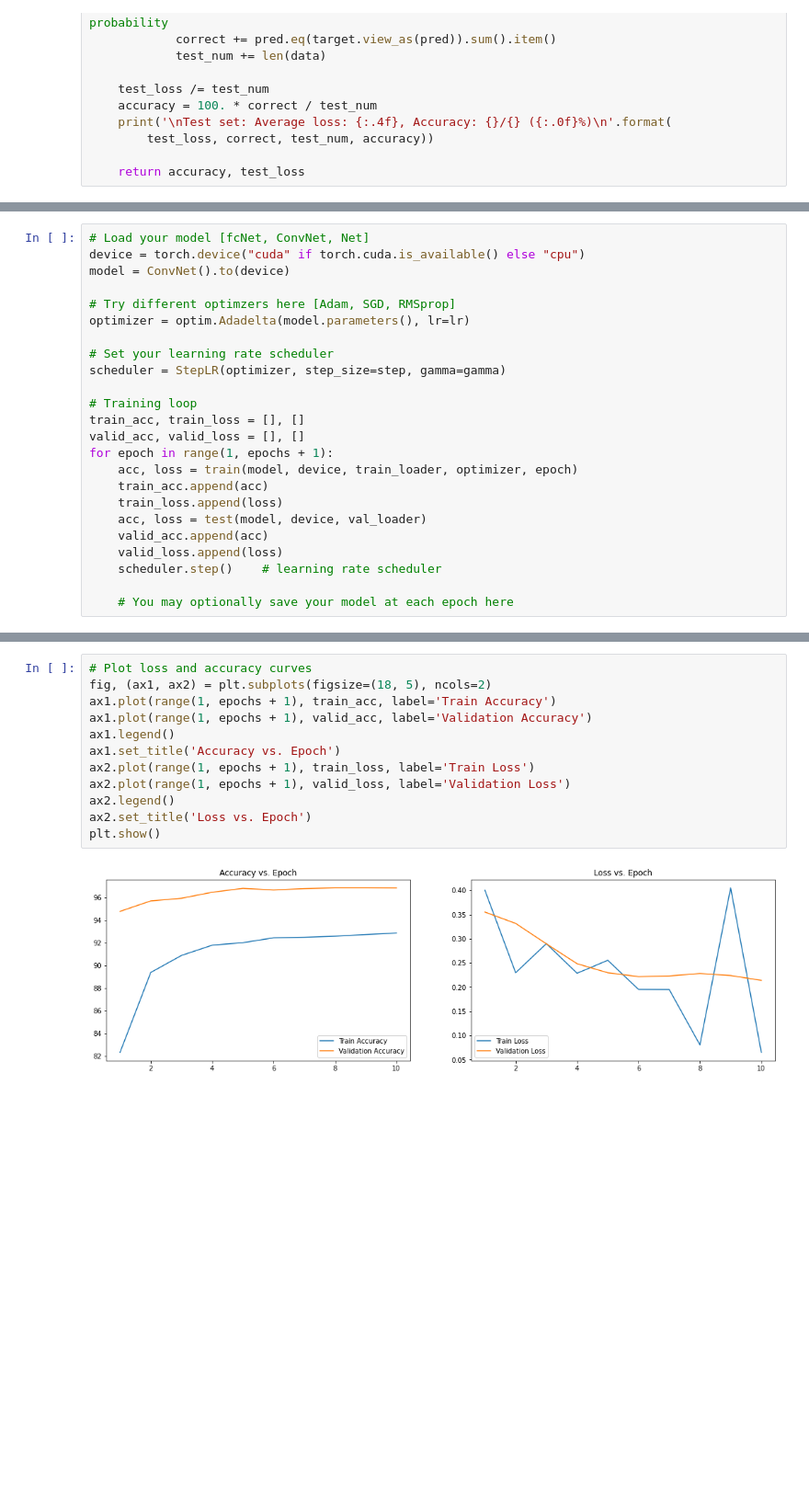
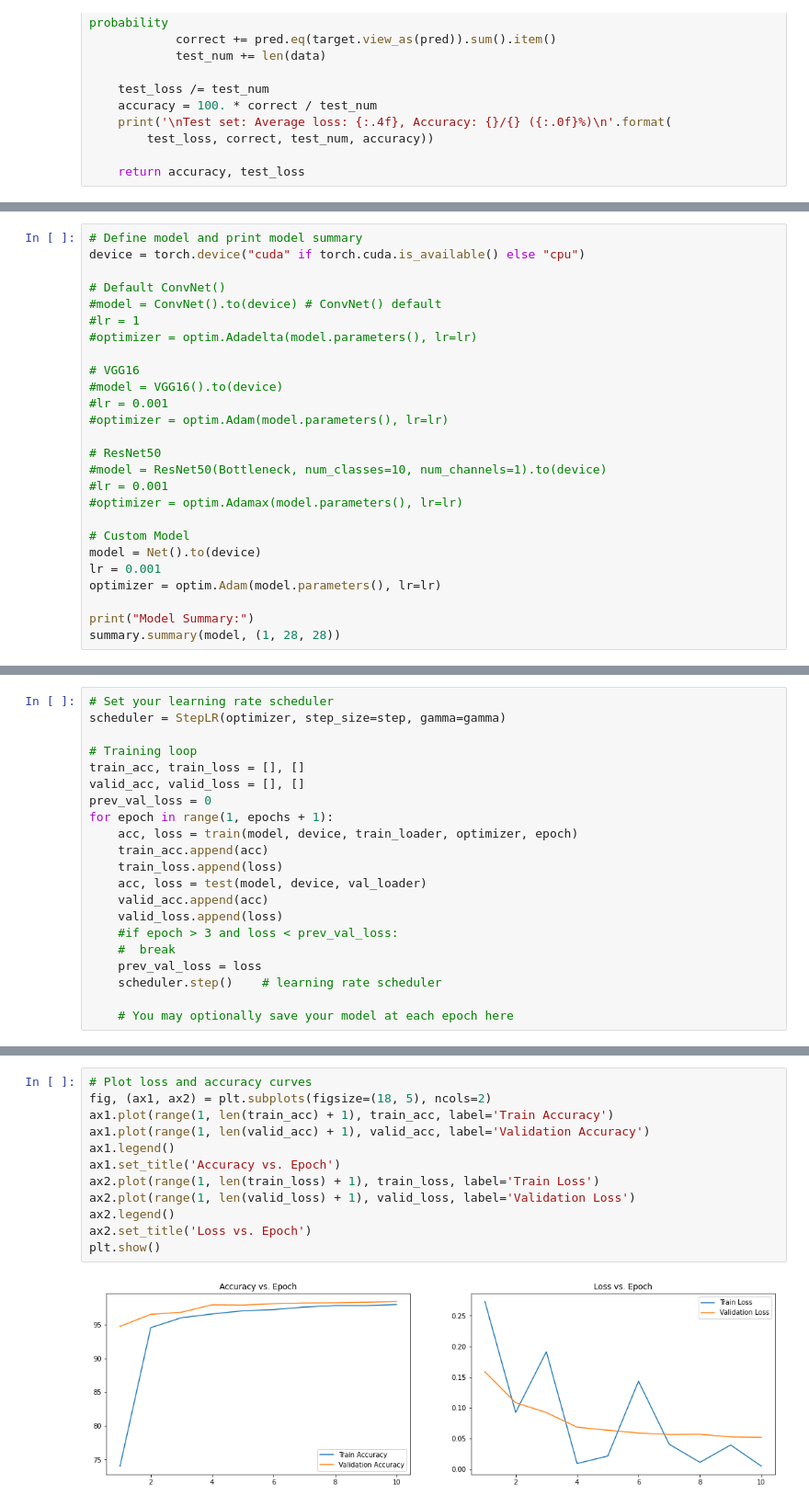
Before and after one commit to JSKarras/EE148-MNIST-Classification-CNN, a Jupyter notebook: hw03.ipynb, the cells around one changed output, grey strips where cells are left out. Shown at 92% size. Saved outputs shown, nothing was run; the diff lists cells and outputs as text; blank space fills up the shorter version.

```diff
--- a/hw03.ipynb
+++ b/hw03.ipynb
@@ -211,0 +470,26 @@ def test(model, device, test_loader):
+# %%
+# Define model and print model summary
+device = torch.device("cuda" if torch.cuda.is_available() else "cpu")
+
+# Default ConvNet()
+#model = ConvNet().to(device) # ConvNet() default
+#lr = 1
+#optimizer = optim.Adadelta(model.parameters(), lr=lr)
+
+# VGG16
+#model = VGG16().to(device)
+#lr = 0.001
+#optimizer = optim.Adam(model.parameters(), lr=lr)
+
+# ResNet50
+#model = ResNet50(Bottleneck, num_classes=10, num_channels=1).to(device)
+#lr = 0.001
+#optimizer = optim.Adamax(model.parameters(), lr=lr)
+
+# Custom Model
+model = Net().to(device)
+lr = 0.001
+optimizer = optim.Adam(model.parameters(), lr=lr)
+
+print("Model Summary:")
+summary.summary(model, (1, 28, 28))
@@ -212,17 +514,11 @@ def test(model, device, test_loader):
 # %%
-# Load your model [fcNet, ConvNet, Net]
-device = torch.device("cuda" if torch.cuda.is_available() else "cpu")
-model = ConvNet().to(device)
-
-# Try different optimzers here [Adam, SGD, RMSprop]
-optimizer = optim.Adadelta(model.parameters(), lr=lr)
-
 # Set your learning rate scheduler
 scheduler = StepLR(optimizer, step_size=step, gamma=gamma)
 
 # Training loop
 train_acc, train_loss = [], []
 valid_acc, valid_loss = [], []
+prev_val_loss = 0
 for epoch in range(1, epochs + 1):
     acc, loss = train(model, device, train_loader, optimizer, epoch)
     train_acc.append(acc)
@@ -230,6 +526,9 @@ for epoch in range(1, epochs + 1):
     acc, loss = test(model, device, val_loader)
     valid_acc.append(acc)
     valid_loss.append(loss)
+    #if epoch > 3 and loss < prev_val_loss:
+    #  break
+    prev_val_loss = loss
     scheduler.step()    # learning rate scheduler
 
     # You may optionally save your model at each epoch here
@@ -254,14 +555,14 @@ Test set: Average loss: 0.2140, Accuracy: 8713/8995 (97%)
 # %%
 # Plot loss and accuracy curves
 fig, (ax1, ax2) = plt.subplots(figsize=(18, 5), ncols=2)
-ax1.plot(range(1, epochs + 1), train_acc, label='Train Accuracy')
-ax1.plot(range(1, epochs + 1), valid_acc, label='Validation Accuracy')
+ax1.plot(range(1, len(train_acc) + 1), train_acc, label='Train Accuracy')
+ax1.plot(range(1, len(valid_acc) + 1), valid_acc, label='Validation Accuracy')
 ax1.legend()
 ax1.set_title('Accuracy vs. Epoch')
-ax2.plot(range(1, epochs + 1), train_loss, label='Train Loss')
-ax2.plot(range(1, epochs + 1), valid_loss, label='Validation Loss')
+ax2.plot(range(1, len(train_loss) + 1), train_loss, label='Train Loss')
+ax2.plot(range(1, len(valid_loss) + 1), valid_loss, label='Validation Loss')
 ax2.legend()
 ax2.set_title('Loss vs. Epoch')
 plt.show()
 # %% [output]
-[figure, old version]
+[figure, new version]
```
Also changed, not shown: parts of 26 cells of this notebook, 2 other files.
